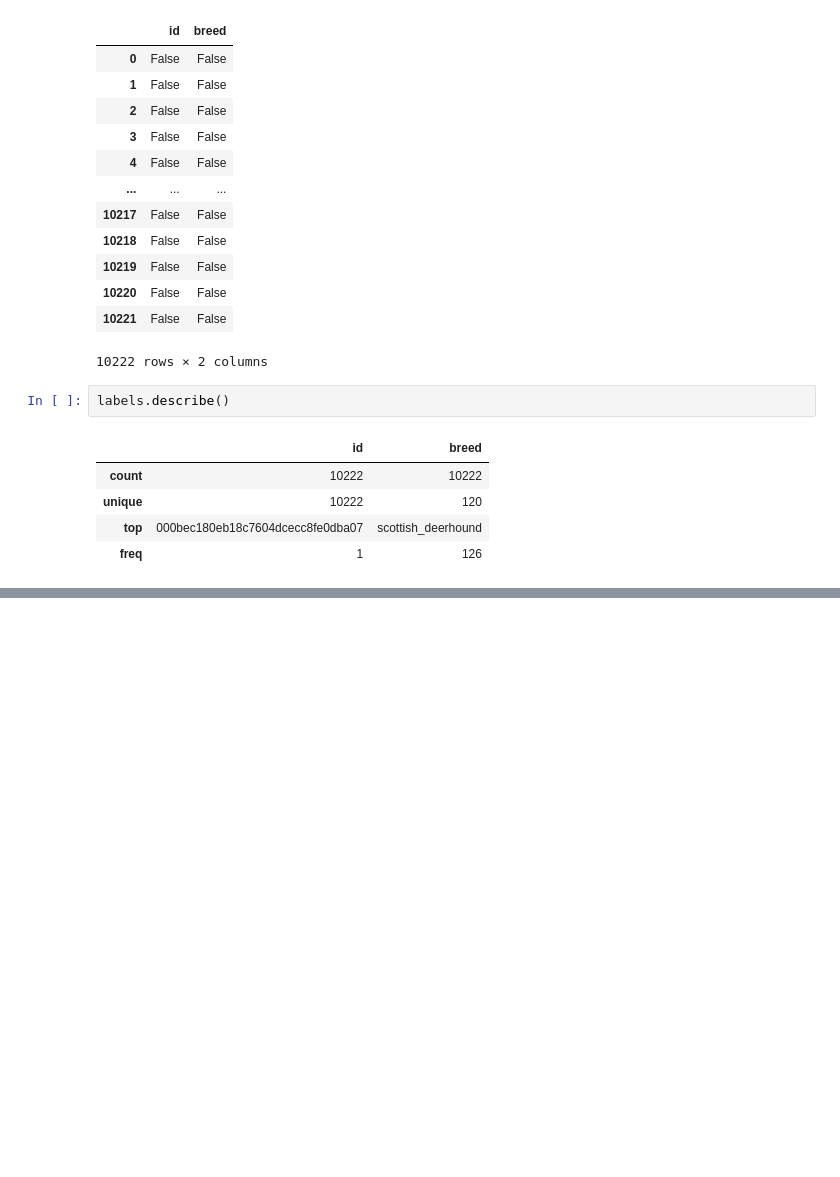
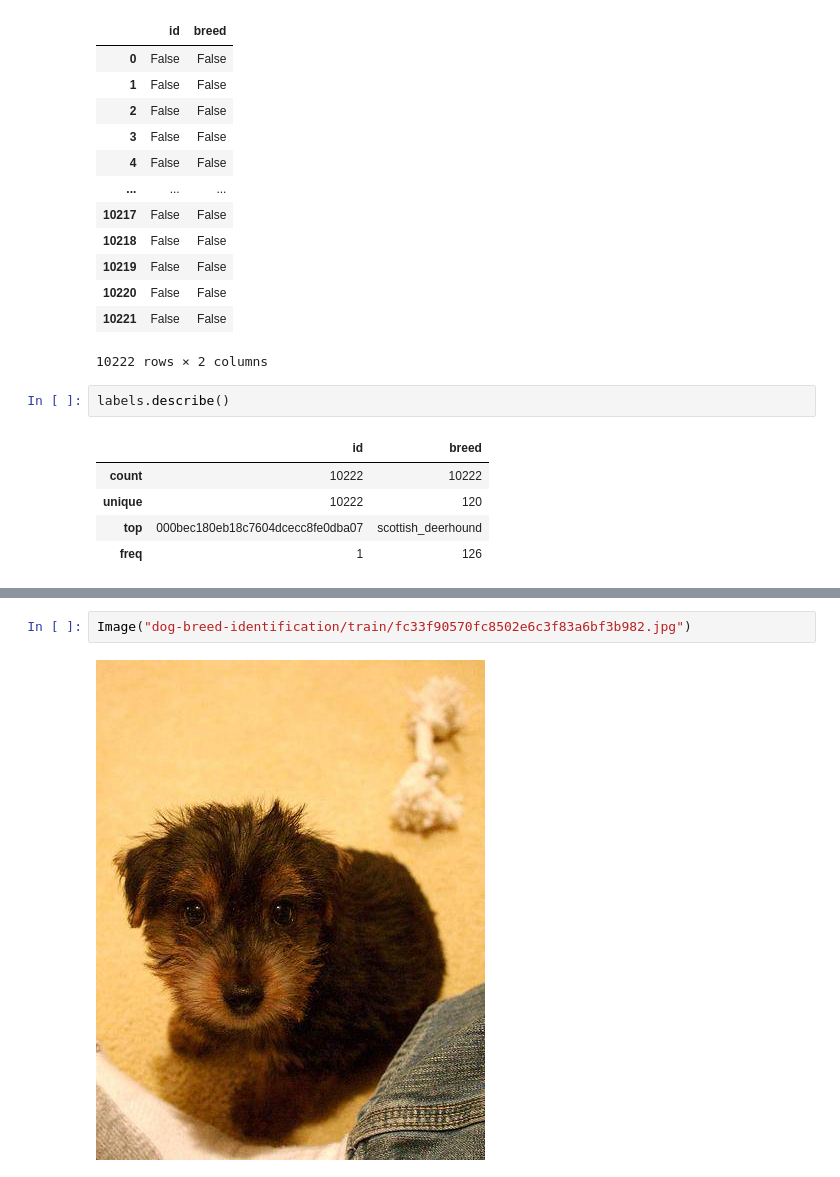
Before and after one commit to matthewjchin/dogbreedclassification, a Jupyter notebook: dog_breed_class.ipynb, the cells around one changed output, grey strips where cells are left out. Drawn from its saved outputs; the diff is of its cells as text; blank space fills up the shorter version.

```diff
--- a/dog_breed_class.ipynb
+++ b/dog_breed_class.ipynb
@@ -81,0 +118,4 @@ NameError: name 'labels' is not defined
+# %%
+Image("dog-breed-identification/train/fc33f90570fc8502e6c3f83a6bf3b982.jpg")
+# %% [output]
+[figure, added]
```
Also changed, not shown: parts of 9 cells of this notebook.
